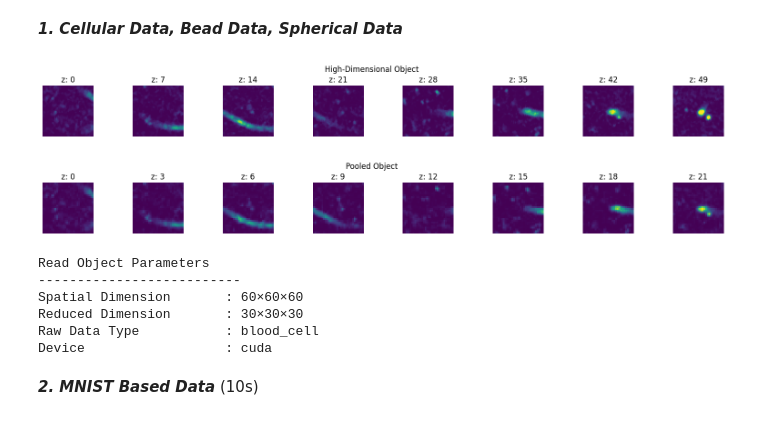
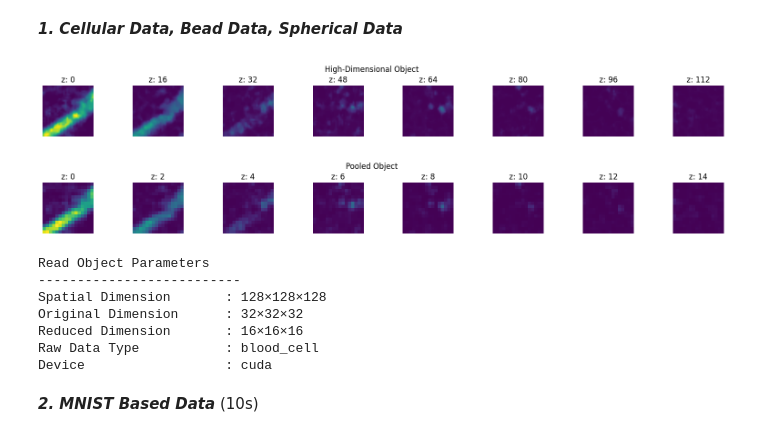
Before and after one commit to sanjith1999/FRIS, a Jupyter notebook: demo.ipynb, the cells around one changed output. Cells and saved outputs as stored; diff of their text form; code cells hidden in the pictures.

Commit message:
V0.14: Included upsampling with read_data.py, PSF saving code

```diff
--- a/demo.ipynb
+++ b/demo.ipynb
@@ -1,9 +1,10 @@
 # %% [markdown]
 ***Parameter Definitions***
 # %%
-nx, ny, nz              = 60, 60, 60                     # Spatial Dimension
-m                       = 3                              # Number of Patterns
+nx, ny, nz              = 128, 128, 128                     # Spatial Dimension
+m                       = 4                              # Number of Patterns
 dd_factor               = 2                              # Detector Downsampling Factor
+up_factor               = 4
 # %% [markdown]
 ### Loading Data
 # %% [markdown]
@@ -11,29 +12,30 @@ dd_factor               = 2                              # Detector Downsampling
 # %%
 from libs.forward_lib.read_data import ReadData
 from libs.forward_lib.visualizer import vis_3d
 
 # Initialize the Read Data Model
-RD = ReadData(nx, ny, nz)
+RD = ReadData(nx, ny, nz, up_factor=up_factor)
 
 # Loading Cellular Data
 RD.load_object("blood_cell")
 
 # Visualizing the original Data
-RD.visualize_data(is_orginal=True)
+RD.visualize_data(is_orginal=True)              # n_planes specify if <8
 
 # Average Pooling Operation To Reduce Dimension
 RD.reduce_dimension()
 
 # Visualize the Dimension Reduced Data
-RD.visualize_data()
+RD.visualize_data()                   # n_planes specify if <8
 print(RD)
 # %% [output]
-[figure, old version]
+[figure, new version]
-[figure, old version]
+[figure, new version]
 Read Object Parameters
 --------------------------
-Spatial Dimension       : 60×60×60
-Reduced Dimension       : 30×30×30
+Spatial Dimension       : 128×128×128
+Original Dimension      : 32×32×32
+Reduced Dimension       : 16×16×16
 Raw Data Type           : blood_cell
 Device                  : cuda
 # %% [markdown]
```
Also changed, not shown: parts of 3 cells of this notebook, 10 other files.
